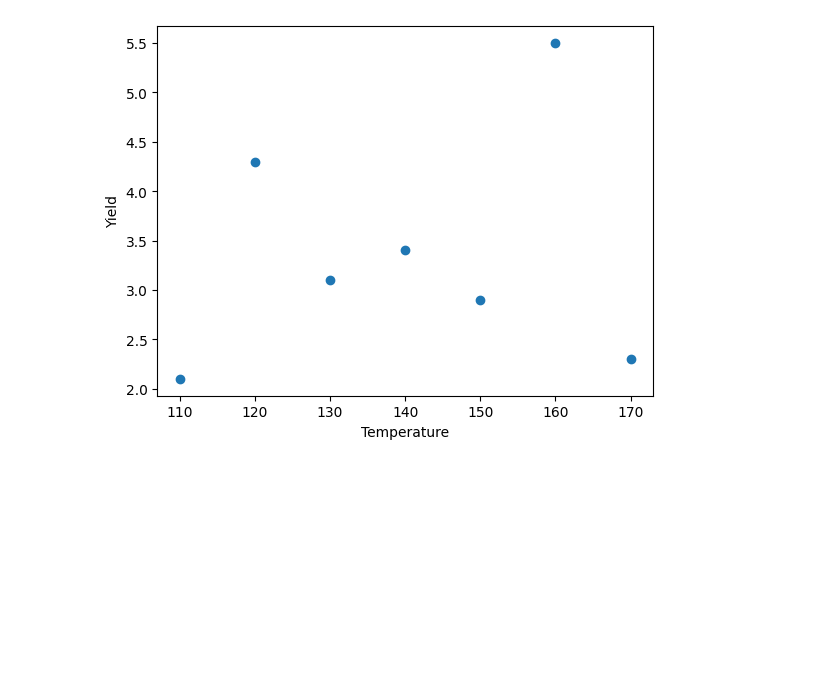
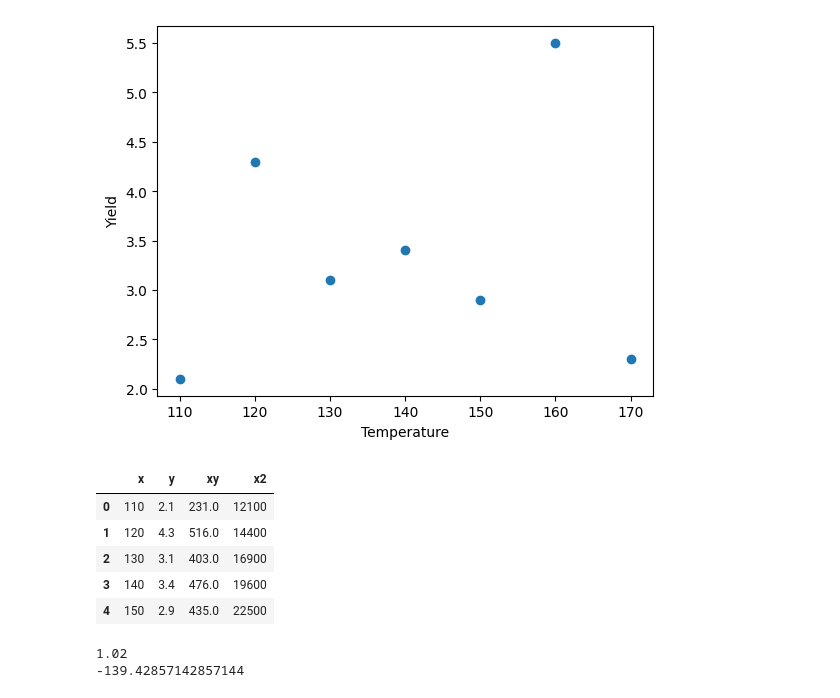
Before and after one commit to Storm00212/Data-manipulation-using-python, a Jupyter notebook: Regression.ipynb, the cells around one changed output. Cells and saved outputs as stored; diff of their text form; code cells hidden in the pictures; blank space fills up the shorter version.

```diff
--- a/Regression.ipynb
+++ b/Regression.ipynb
@@ -23,3 +23,33 @@ plt.ylabel('Yield')
 # %% [output]
 Text(0, 0.5, 'Yield')
 [figure]
+# %%
+# regression
+x = df['Temp']
+y = df['Yield']
+xy= df['Temp']*df['Yield']
+x2= df['Temp']**2
+n=len(df)
+df2= pd.DataFrame({'x':x, 'y':y, 'xy':xy, 'x2':x2})
+df2.head()
+# %% [output]
+|  | x | y | xy | x2 |
+| 0 | 110 | 2.1 | 231.0 | 12100 |
+| 1 | 120 | 4.3 | 516.0 | 14400 |
+| 2 | 130 | 3.1 | 403.0 | 16900 |
+| 3 | 140 | 3.4 | 476.0 | 19600 |
+| 4 | 150 | 2.9 | 435.0 | 22500 |
+# %%
+sum_x=df2['x'].sum()
+sum_y=df2['y'].sum()
+sum_xy=df2['xy'].sum()
+sum_x2=df2['x2'].sum()
+
+b = (n*sum_xy-sum_xy)/(n*sum_x2-sum_x**2)
+a = (sum_y/n)-(b*sum_x)/n
+
+print(b)
+print(a)
+# %% [output]
+1.02
+-139.42857142857144
```
Also changed, not shown: parts of 2 cells of this notebook.
